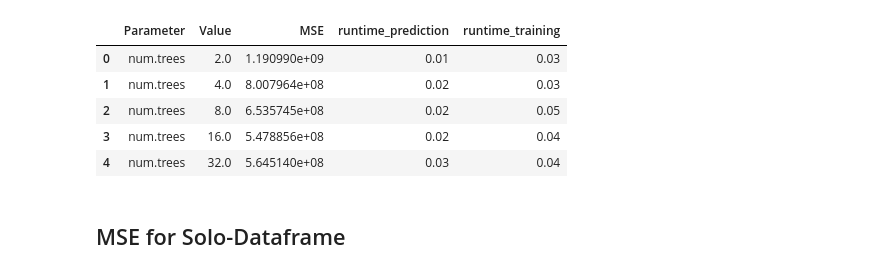
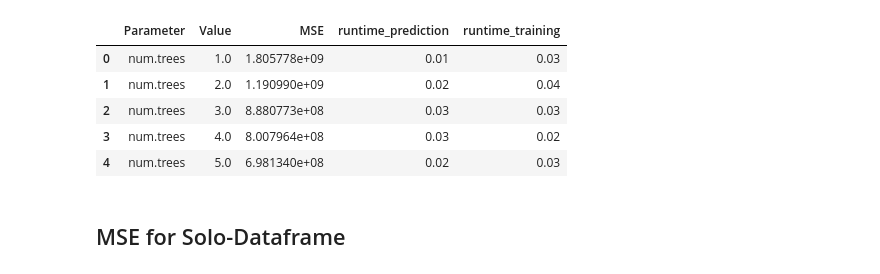
Before and after one commit to TimonKaeppel/tuning_house_prices, a Jupyter notebook: plotting_hyperpiratemeters_.ipynb, the cells around one changed output. Saved outputs shown, nothing was run; the diff lists cells and outputs as text; code cells hidden in the pictures.

```diff
--- a/plotting_hyperpiratemeters_.ipynb
+++ b/plotting_hyperpiratemeters_.ipynb
@@ -3,16 +3,18 @@ import pandas as pd
 
 results_solo_df = pd.read_csv('resources/results_solo.csv')
 
+results_solo_with_higher_range_df = pd.read_csv('resources/results_solo_with_higher_range.csv')
+
 results_all_params_df = pd.read_csv('resources/results_all_params.csv')
 # %%
-results_solo_df.head()
+results_solo_with_higher_range_df.head()
 # %% [output]
 |  | Parameter | Value | MSE | runtime_prediction | runtime_training |
-| 0 | num.trees | 2.0 | 1.190990e+09 | 0.01 | 0.03 |
-| 1 | num.trees | 4.0 | 8.007964e+08 | 0.02 | 0.03 |
-| 2 | num.trees | 8.0 | 6.535745e+08 | 0.02 | 0.05 |
-| 3 | num.trees | 16.0 | 5.478856e+08 | 0.02 | 0.04 |
-| 4 | num.trees | 32.0 | 5.645140e+08 | 0.03 | 0.04 |
+| 0 | num.trees | 1.0 | 1.805778e+09 | 0.01 | 0.03 |
+| 1 | num.trees | 2.0 | 1.190990e+09 | 0.02 | 0.04 |
+| 2 | num.trees | 3.0 | 8.880773e+08 | 0.03 | 0.03 |
+| 3 | num.trees | 4.0 | 8.007964e+08 | 0.03 | 0.02 |
+| 4 | num.trees | 5.0 | 6.981340e+08 | 0.02 | 0.03 |
 # %% [markdown]
 ## MSE for Solo-Dataframe
 # %%
```
Also changed, not shown: parts of 2 cells of this notebook, 3 other files.
